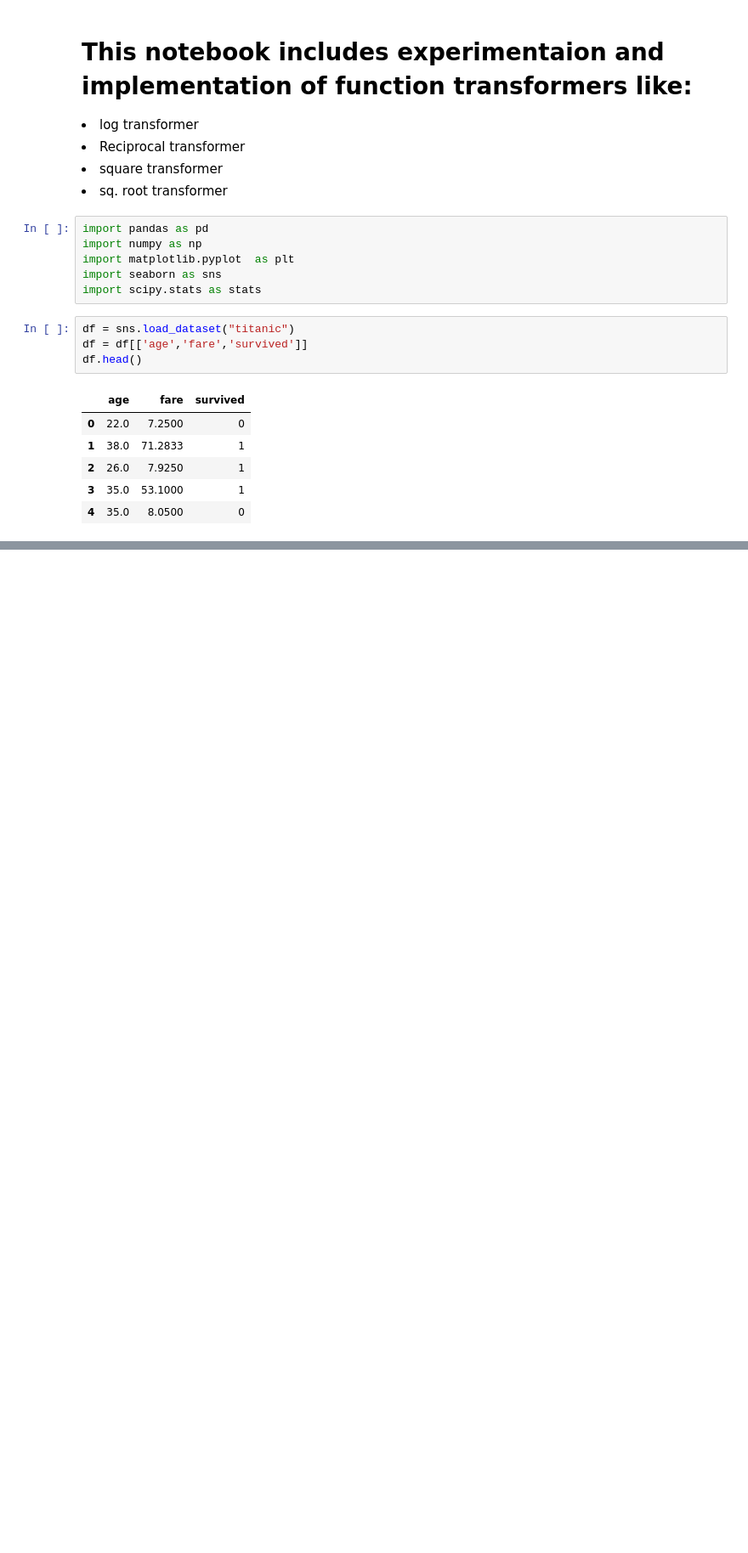
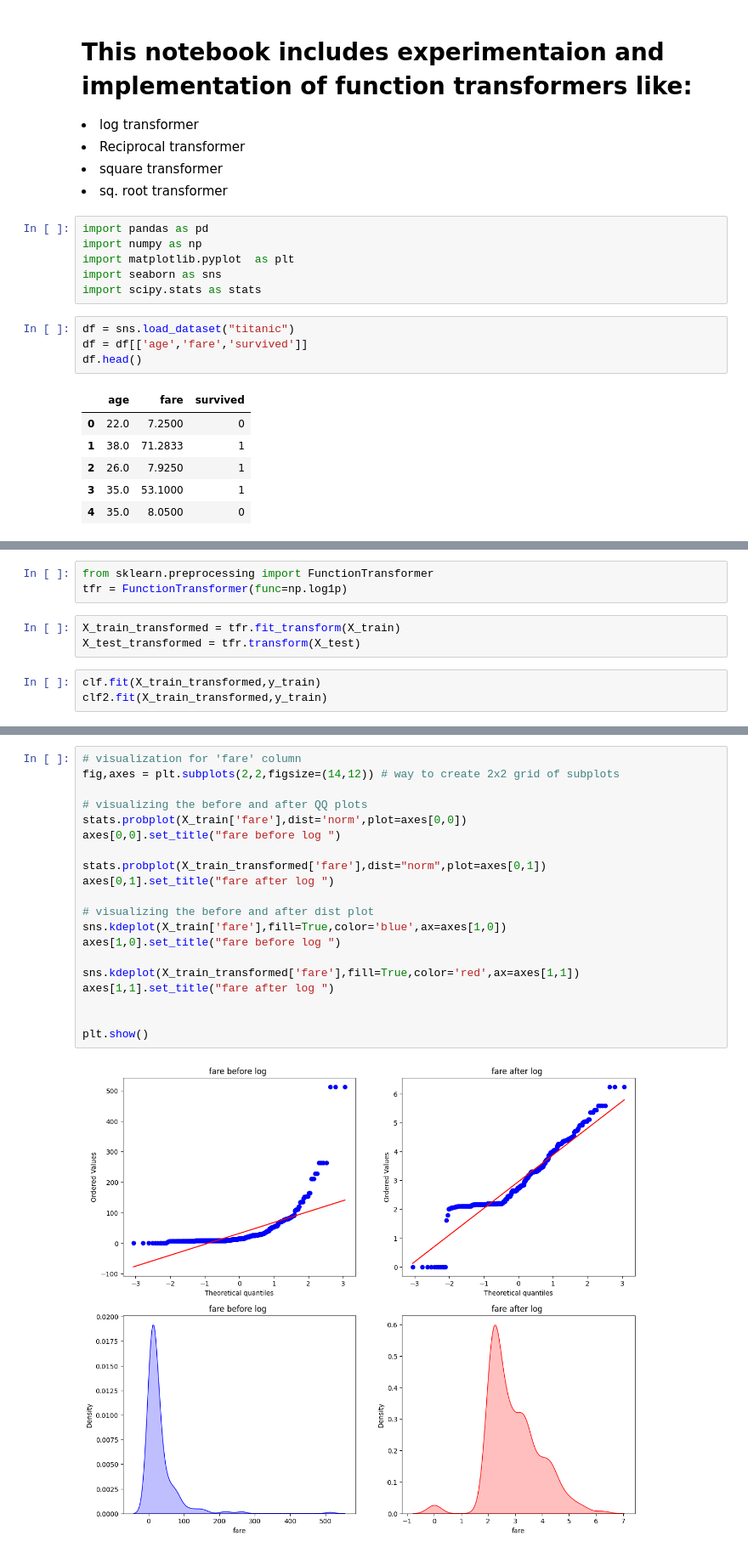
Before and after one commit to renovamen1/feature-engineering, a Jupyter notebook: mathematical transformations/function transformers.ipynb, the cells around one changed output, grey strips where cells are left out. Shown at 85% size. Drawn from its saved outputs; the diff is of its cells as text; blank space fills up the shorter version.

Commit message:
implemented  before and after dist and QQ plots  to visualize the effect of transformation.

```diff
--- a/mathematical transformations/function transformers.ipynb
+++ b/mathematical transformations/function transformers.ipynb
@@ -97,0 +104,9 @@ LR accuracy:  0.6529850746268657
+# %%
+from sklearn.preprocessing import FunctionTransformer
+tfr = FunctionTransformer(func=np.log1p)
+# %%
+X_train_transformed = tfr.fit_transform(X_train)
+X_test_transformed = tfr.transform(X_test)
+# %%
+clf.fit(X_train_transformed,y_train)
+clf2.fit(X_train_transformed,y_train)
@@ -97,0 +141,22 @@ LR accuracy:  0.6529850746268657
+# %%
+# visualization for 'fare' column
+fig,axes = plt.subplots(2,2,figsize=(14,12)) # way to create 2x2 grid of subplots
+
+# visualizing the before and after QQ plots
+stats.probplot(X_train['fare'],dist='norm',plot=axes[0,0])
+axes[0,0].set_title("fare before log ")
+
+stats.probplot(X_train_transformed['fare'],dist="norm",plot=axes[0,1])
+axes[0,1].set_title("fare after log ")
+
+# visualizing the before and after dist plot
+sns.kdeplot(X_train['fare'],fill=True,color='blue',ax=axes[1,0])
+axes[1,0].set_title("fare before log ")
+
+sns.kdeplot(X_train_transformed['fare'],fill=True,color='red',ax=axes[1,1])
+axes[1,1].set_title("fare after log ")
+
+
+plt.show()
+# %% [output]
+[figure, added]
```
Also changed, not shown: parts of 27 cells of this notebook.
